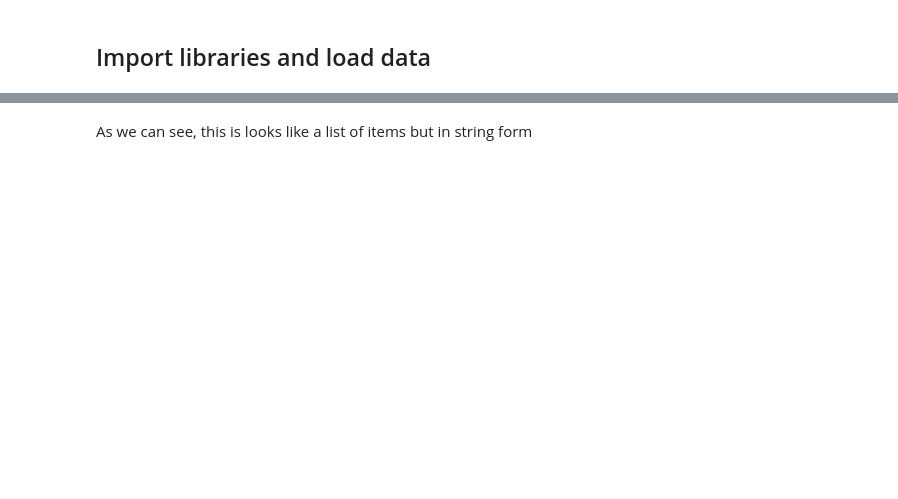
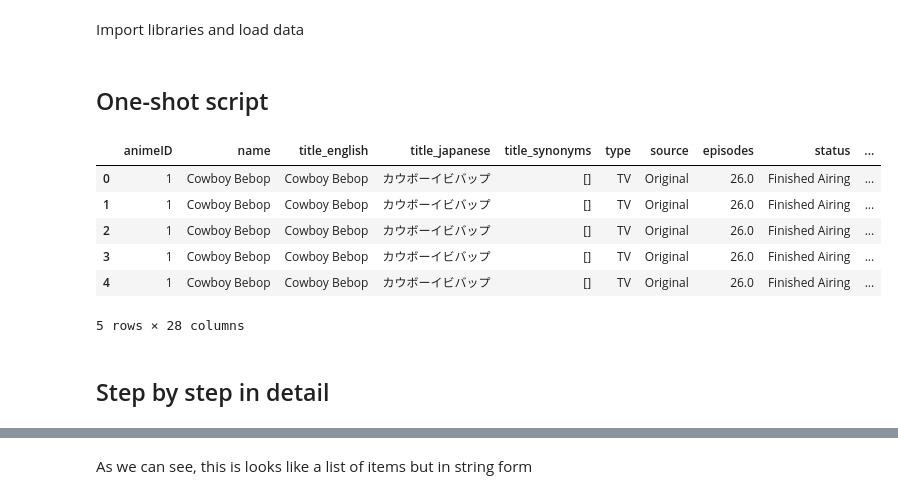
Before and after one commit to pyjanitor-devs/pyjanitor, a Jupyter notebook: examples/notebooks/tidytuesday_20190423.ipynb, the cells around one changed output, grey strips where cells are left out. Cells and saved outputs as stored; diff of their text form; code cells hidden in the pictures; blank space fills up the shorter version.

```diff
--- a/examples/notebooks/tidytuesday_20190423.ipynb
+++ b/examples/notebooks/tidytuesday_20190423.ipynb
@@ -9,5 +14,5 @@ Lots of interesting ways to explore the data this week!
 # %% [markdown]
-## Import libraries and load data
+Import libraries and load data
 # %%
 # Import pyjanitor and pandas
 import janitor
@@ -15,0 +25,2 @@ import pandas_flavor as pf
+# %% [markdown]
+## One-shot script
@@ -15,0 +141,12 @@ import pandas_flavor as pf
+# %%
+clean_df.head()
+# %% [output]
+|  | animeID | name | title_english | title_japanese | title_synonyms | type | source | episodes | status | ... |
+| 0 | 1 | Cowboy Bebop | Cowboy Bebop | カウボーイビバップ | [] | TV | Original | 26.0 | Finished Airing | ... |
+| 1 | 1 | Cowboy Bebop | Cowboy Bebop | カウボーイビバップ | [] | TV | Original | 26.0 | Finished Airing | ... |
+| 2 | 1 | Cowboy Bebop | Cowboy Bebop | カウボーイビバップ | [] | TV | Original | 26.0 | Finished Airing | ... |
+| 3 | 1 | Cowboy Bebop | Cowboy Bebop | カウボーイビバップ | [] | TV | Original | 26.0 | Finished Airing | ... |
+| 4 | 1 | Cowboy Bebop | Cowboy Bebop | カウボーイビバップ | [] | TV | Original | 26.0 | Finished Airing | ... |
+5 rows × 28 columns
+# %% [markdown]
+## Step by step in detail
```
Also changed, not shown: parts of 40 cells of this notebook.
